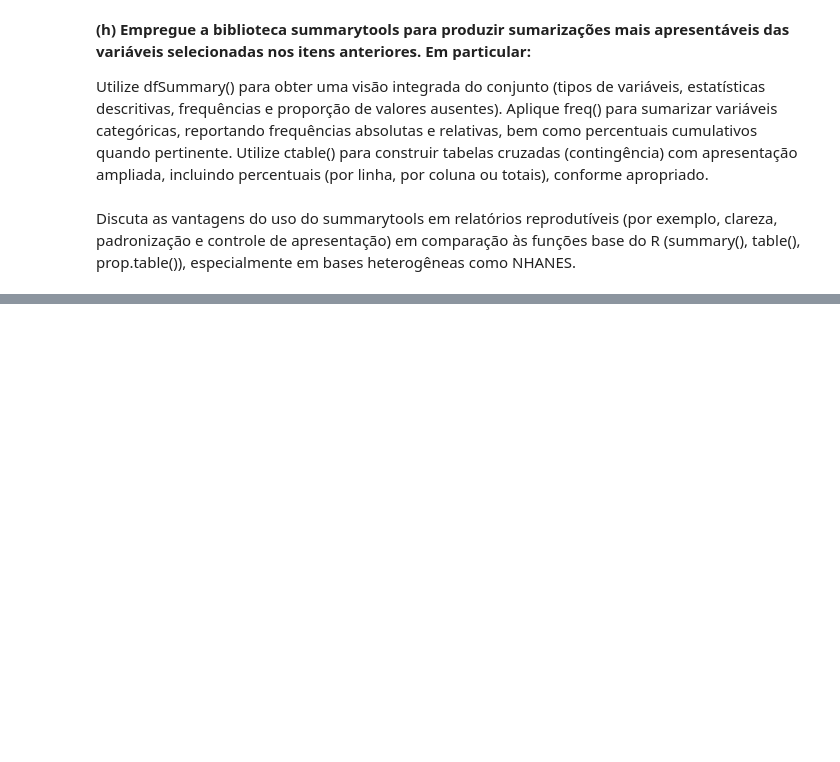
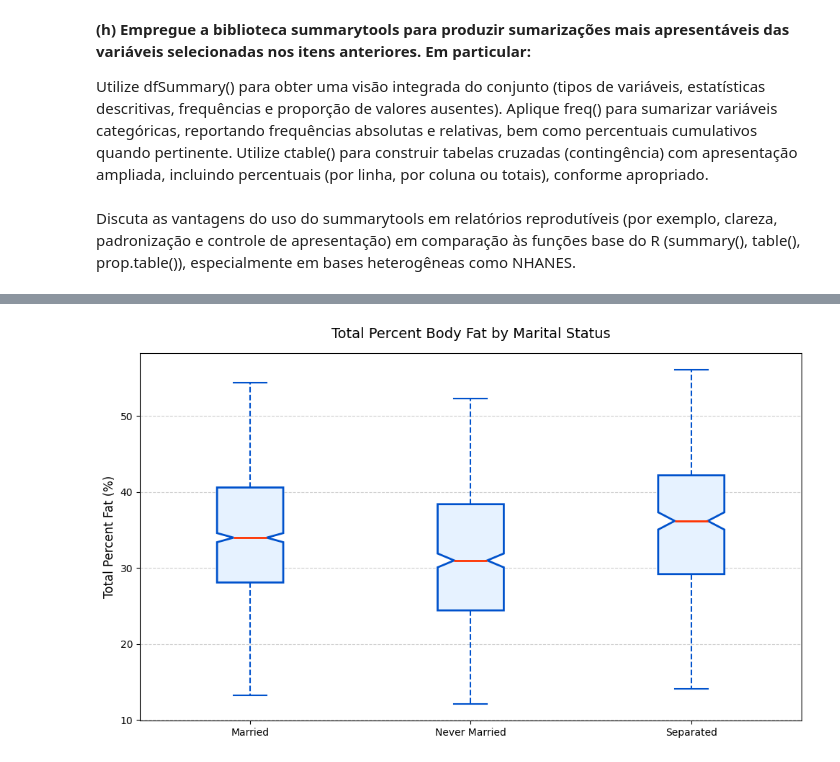
Before and after one commit to Racciatti/aprendizado_supervisionado, a Jupyter notebook: Code/EDA.ipynb, the cells around one changed output, grey strips where cells are left out. Drawn from its saved outputs; the diff is of its cells as text; code cells hidden in the pictures; blank space fills up the shorter version.

```diff
--- a/Code/EDA.ipynb
+++ b/Code/EDA.ipynb
@@ -820,0 +1117,2 @@ Discuta as vantagens do uso do summarytools em relatórios reprodutíveis (por e
+# %%
+box_df = data_df[[interesting_vars[4], interesting_vars[3]]]
@@ -820,0 +1125,2 @@ Discuta as vantagens do uso do summarytools em relatórios reprodutíveis (por e
+# %%
+box_df = box_df[box_df['MaritalStatus'].notna() & box_df['TotalPercentFat'].notna()]
@@ -820,0 +1154,11 @@ Discuta as vantagens do uso do summarytools em relatórios reprodutíveis (por e
+# %%
+# Married data
+married_df = box_df[box_df['MaritalStatus'] == 'Married']
+# Never married data
+never_married_df = box_df[box_df['MaritalStatus'] == 'Never married']
+# Separated data
+separated_df = box_df[(box_df['MaritalStatus'] == 'Separated') | (box_df['MaritalStatus'] == 'Divorced') | (box_df['MaritalStatus'] == 'Widowed')]
+
+print(f"{married_df.info()}")
+print(f"{never_married_df.info()}")
+print(f"{separated_df.info()}")
@@ -820,0 +1183,44 @@ Discuta as vantagens do uso do summarytools em relatórios reprodutíveis (por e
+# %%
+data = [
+    married_df['TotalPercentFat'],
+    never_married_df['TotalPercentFat'],
+    separated_df['TotalPercentFat']
+]
+
+labels = [
+    'Married',
+    'Never Married',
+    'Separated'
+]
+
+# 1. Define styling dictionaries for high customization  (ALL STYLING WAS AI-GENERATED)
+box_style = dict(facecolor='#e6f2ff', color='#0052cc', linewidth=2)
+whisker_style = dict(color='#0052cc', linewidth=1.5, linestyle='--')
+median_style = dict(color='#ff3300', linewidth=2)
+cap_style = dict(color='#0052cc', linewidth=1.5)
+fliers_style = dict(marker='o', markerfacecolor='#ff3300', markersize=5)
+
+fig, ax = plt.subplots(figsize=(10, 6))
+
+# 2. Apply styles to the boxplot
+ax.boxplot(
+    data,
+    patch_artist=True,    # Required to enable box filling (facecolor)
+    tick_labels=labels,   # Set custom labels for each box
+    notch=True,           # Adds a notch for the median confidence interval
+    boxprops=box_style,
+    whiskerprops=whisker_style,
+    medianprops=median_style,
+    capprops=cap_style,
+    flierprops=fliers_style
+)
+
+# 3. Final visual polish
+ax.yaxis.grid(True, linestyle='--', alpha=0.6)  # Add horizontal grid lines
+ax.set_title('Total Percent Body Fat by Marital Status', fontsize=14, pad=15)
+ax.set_ylabel('Total Percent Fat (%)', fontsize=12)
+
+plt.tight_layout()
+plt.show()
+# %% [output]
+[figure, added]
```
Also changed, not shown: parts of 46 cells of this notebook.
